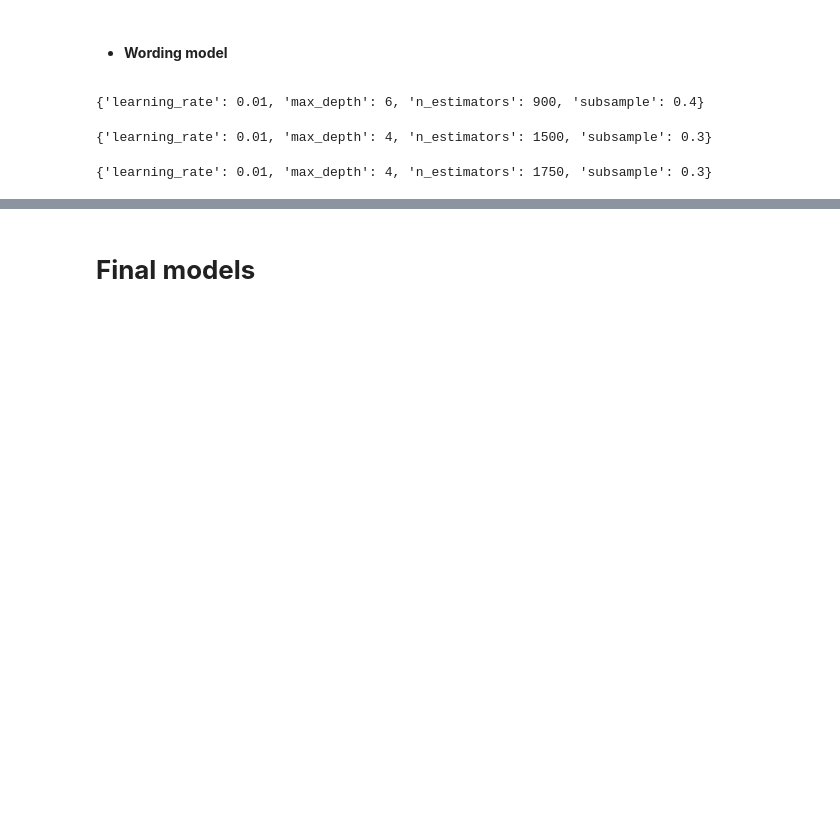
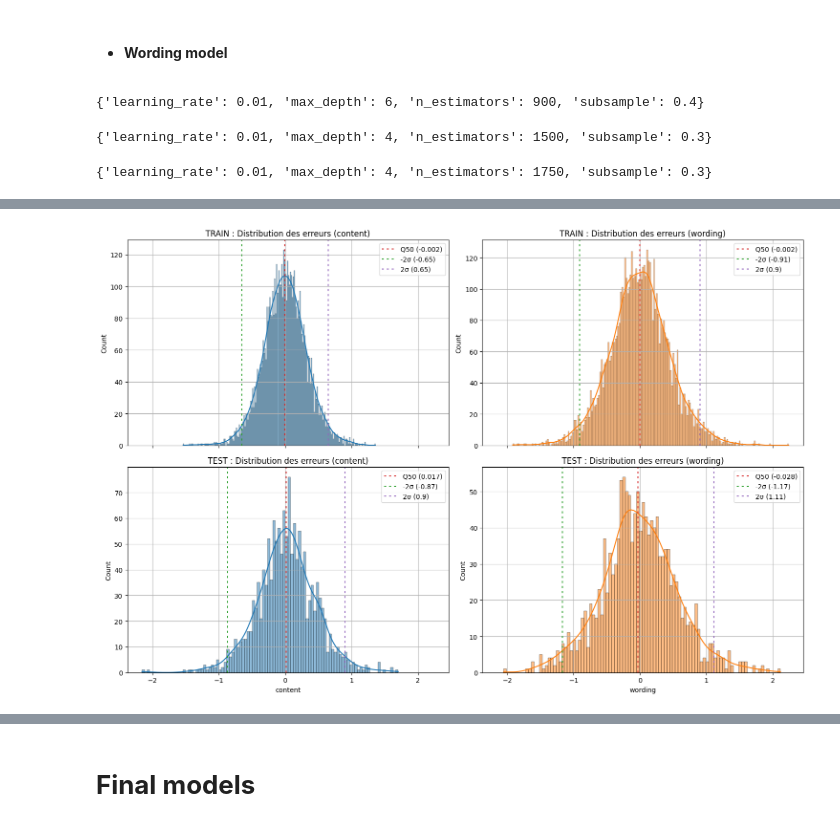
Before and after one commit to Camille9999/Simplon-Certification, a Jupyter notebook: amelioration_projet/feature_engineering.ipynb, the cells around one changed output, grey strips where cells are left out. Drawn from its saved outputs; the diff is of its cells as text; code cells hidden in the pictures; blank space fills up the shorter version.

```diff
--- a/amelioration_projet/feature_engineering.ipynb
+++ b/amelioration_projet/feature_engineering.ipynb
@@ -1054,0 +1056,30 @@ Validation R²: 0.6825
+# %%
+predictions_train_content_3 = model_content_xgb_3.predict(train_content_scaled_2.drop(columns='content'))
+predictions_train_wording_3 = model_wording_xgb_3.predict(train_wording_scaled_2.drop(columns='wording'))
+# %%
+train_error_content = train_content_scaled_2['content'] - predictions_train_content_3
+train_error_wording = train_wording_scaled_2['wording'] - predictions_train_wording_3
+# %%
+test_error_content = test_content_scaled_2['content'] - predictions_content_3
+test_error_wording = test_wording_scaled_2['wording'] - predictions_wording_3
+# %%
+fig, axs = plt.subplots(2, 2, figsize=(15, 10), sharex=True)
+
+targets = [[train_error_content, train_error_wording], [test_error_content, test_error_wording]]
+
+for i in range(2):
+    for j in range(2):
+        target = targets[i][j]
+        sns.histplot(target, fill=True, bins=200-i*100, kde=True, color=f'C{j}', ax=axs[i, j], legend=['content', 'wording'][j])
+        axs[i, j].axvline(target.median(), color='C3', linestyle='--', dashes=(2,3), label=f'Q50 ({round(target.median(),3)})')
+        axs[i, j].axvline(target.median()-target.std()*2, color='C2', linestyle='--', dashes=(2,3), label=f'-2σ ({round(target.median()-target.std()*2,2)})')
+        axs[i, j].axvline(target.median()+target.std()*2, color='C4', linestyle='--', dashes=(2,3), label=f'2σ ({round(target.median()+target.std()*2,2)})')
+        axs[i, j].set_xlabel(['content', 'wording'][j])
+        axs[i, j].set_title(['TRAIN : ', 'TEST : '][i]+["Distribution des erreurs (content)", "Distribution des erreurs (wording)"][j])
+        axs[i, j].grid()
+        axs[i, j].legend()
+
+plt.tight_layout()
+plt.show()
+# %% [output]
+[figure, added]
```
Also changed, not shown: parts of 18 cells of this notebook, 25 other files.
